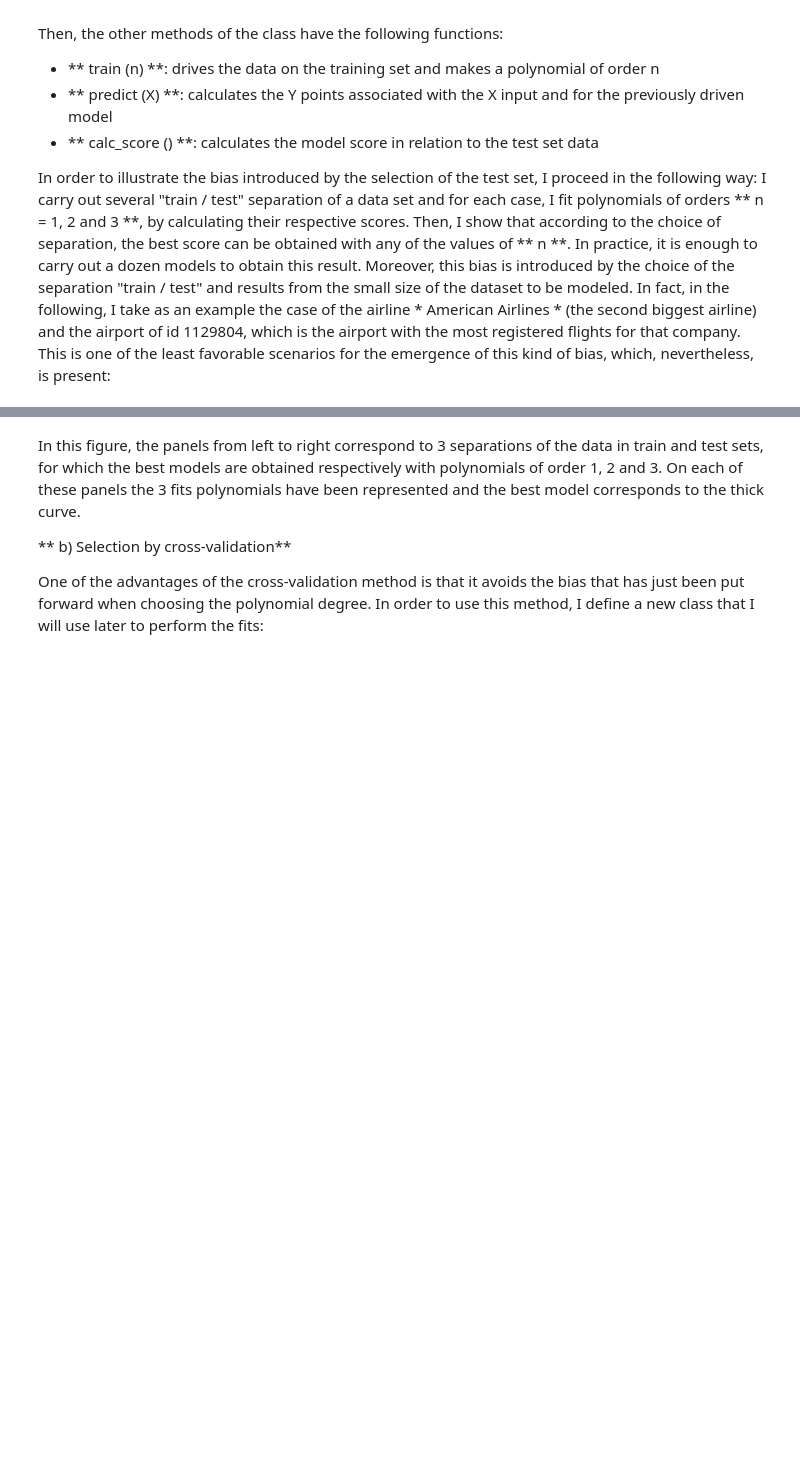
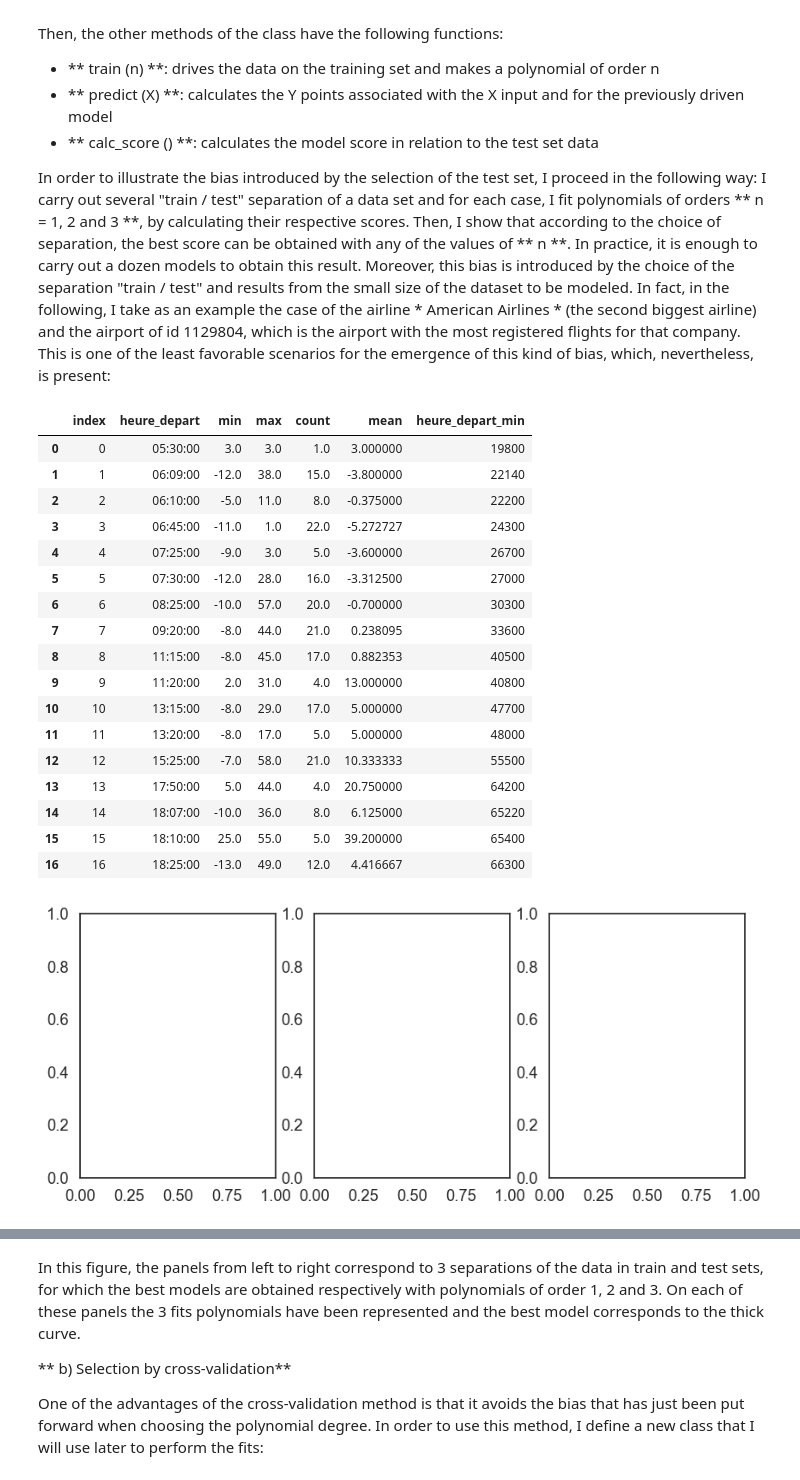
Before and after one commit to cheparity/Flight-delay, a Jupyter notebook: predicting-flight-delays-tutorial.ipynb, the cells around one changed output, grey strips where cells are left out. Saved outputs shown, nothing was run; the diff lists cells and outputs as text; code cells hidden in the pictures; blank space fills up the shorter version.

Commit message:
modified:   predicting-flight-delays-tutorial.ipynb;     adding the part of random forest

```diff
--- a/predicting-flight-delays-tutorial.ipynb
+++ b/predicting-flight-delays-tutorial.ipynb
@@ -1172 +1166,32 @@ In order to illustrate the bias introduced by the selection of the test set, I p
+# %%
+fig = plt.figure(1, figsize=(10,4))
+
+ax = ['_' for _ in range(4)]
+ax[1]=fig.add_subplot(131)
+ax[2]=fig.add_subplot(132)
+ax[3]=fig.add_subplot(133)
+
+id_airport = 'BNA'
+test2 = get_flight_delays(df, carrier, id_airport, True)
+test2
+# %% [output]
+|  | index | heure_depart | min | max | count | mean | heure_depart_min |
+| 0 | 0 | 05:30:00 | 3.0 | 3.0 | 1.0 | 3.000000 | 19800 |
+| 1 | 1 | 06:09:00 | -12.0 | 38.0 | 15.0 | -3.800000 | 22140 |
+| 2 | 2 | 06:10:00 | -5.0 | 11.0 | 8.0 | -0.375000 | 22200 |
+| 3 | 3 | 06:45:00 | -11.0 | 1.0 | 22.0 | -5.272727 | 24300 |
+| 4 | 4 | 07:25:00 | -9.0 | 3.0 | 5.0 | -3.600000 | 26700 |
+| 5 | 5 | 07:30:00 | -12.0 | 28.0 | 16.0 | -3.312500 | 27000 |
+| 6 | 6 | 08:25:00 | -10.0 | 57.0 | 20.0 | -0.700000 | 30300 |
+| 7 | 7 | 09:20:00 | -8.0 | 44.0 | 21.0 | 0.238095 | 33600 |
+| 8 | 8 | 11:15:00 | -8.0 | 45.0 | 17.0 | 0.882353 | 40500 |
+| 9 | 9 | 11:20:00 | 2.0 | 31.0 | 4.0 | 13.000000 | 40800 |
+| 10 | 10 | 13:15:00 | -8.0 | 29.0 | 17.0 | 5.000000 | 47700 |
+| 11 | 11 | 13:20:00 | -8.0 | 17.0 | 5.0 | 5.000000 | 48000 |
+| 12 | 12 | 15:25:00 | -7.0 | 58.0 | 21.0 | 10.333333 | 55500 |
+| 13 | 13 | 17:50:00 | 5.0 | 44.0 | 4.0 | 20.750000 | 64200 |
+| 14 | 14 | 18:07:00 | -10.0 | 36.0 | 8.0 | 6.125000 | 65220 |
+| 15 | 15 | 18:10:00 | 25.0 | 55.0 | 5.0 | 39.200000 | 65400 |
+| 16 | 16 | 18:25:00 | -13.0 | 49.0 | 12.0 | 4.416667 | 66300 |
+[figure, added]
 # %%
```
Also changed, not shown: parts of 23 cells of this notebook.
